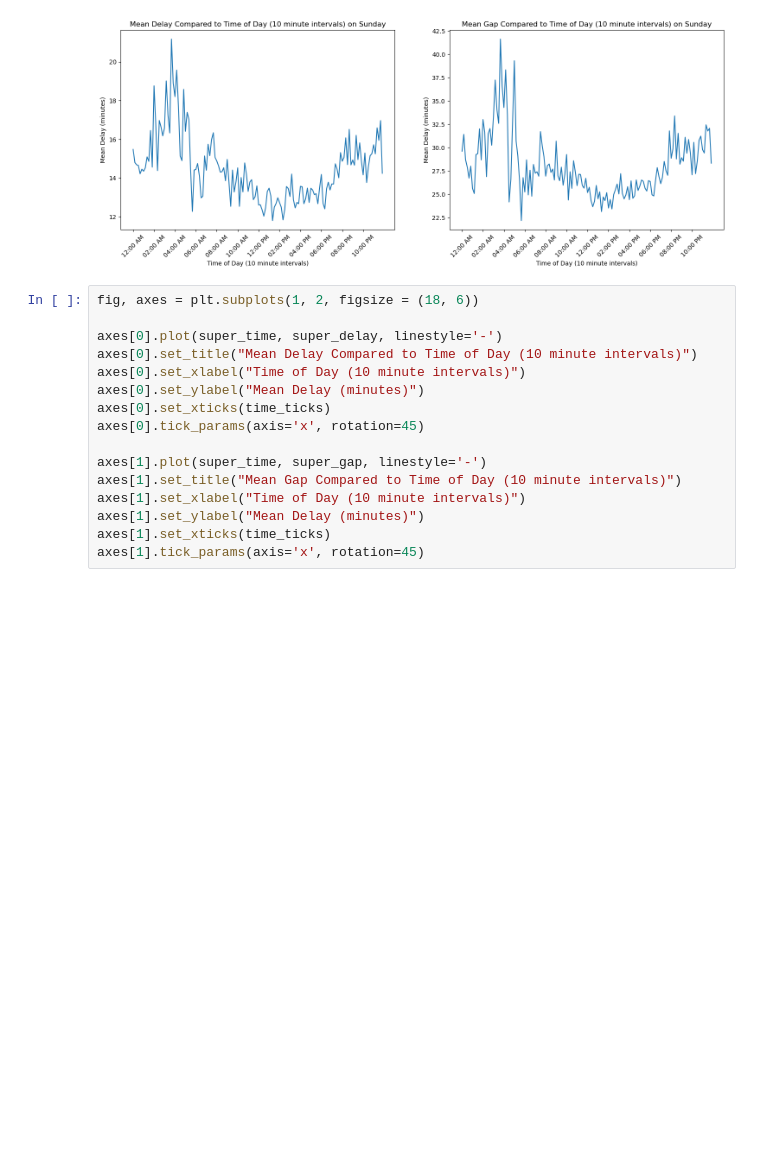
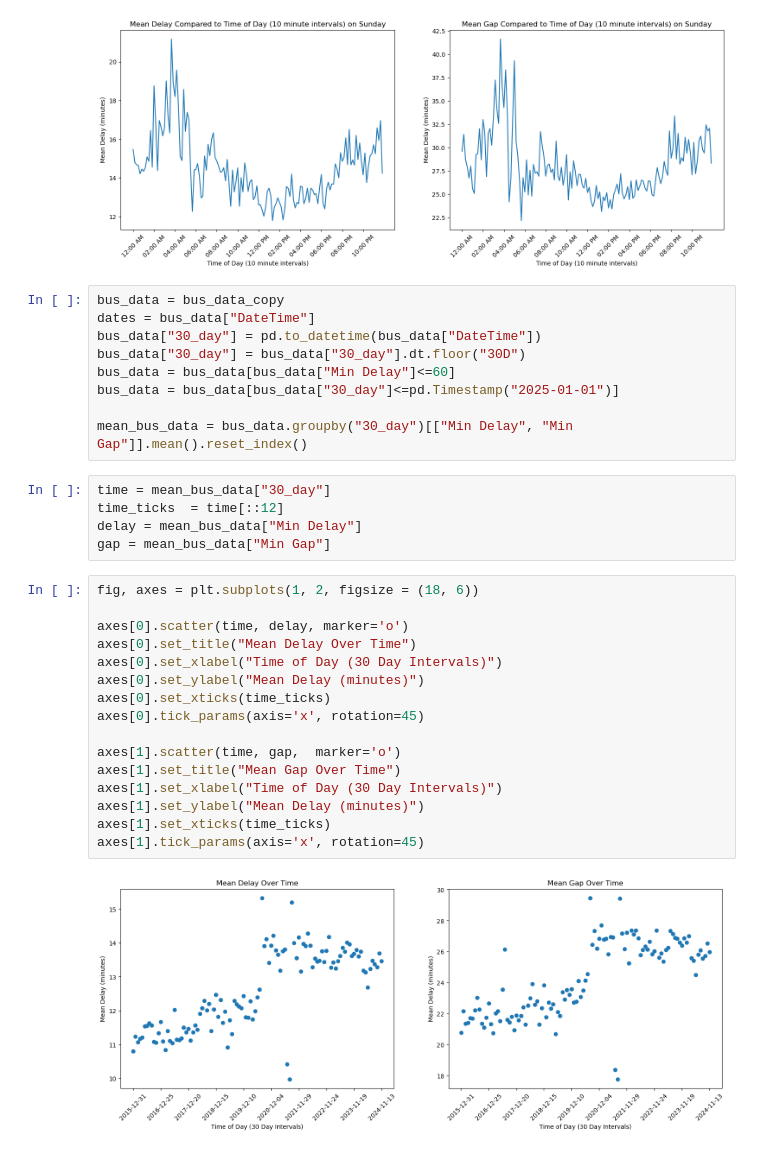
Before and after one commit to michelleyucollins/TardyTerminatorCommittee, a Jupyter notebook: bus_analysis/time_analysis.ipynb, the cells around one changed output. Drawn from its saved outputs; the diff is of its cells as text; blank space fills up the shorter version.

```diff
--- a/bus_analysis/time_analysis.ipynb
+++ b/bus_analysis/time_analysis.ipynb
@@ -248,19 +252,35 @@ for day in ["Monday", "Tuesday", "Wednesday", "Thursday", "Friday", "Saturday",
 [figure]
 [figure]
 [figure]
+# %%
+bus_data = bus_data_copy
+dates = bus_data["DateTime"]
+bus_data["30_day"] = pd.to_datetime(bus_data["DateTime"])
+bus_data["30_day"] = bus_data["30_day"].dt.floor("30D")
+bus_data = bus_data[bus_data["Min Delay"]<=60]
+bus_data = bus_data[bus_data["30_day"]<=pd.Timestamp("2025-01-01")]
+
+mean_bus_data = bus_data.groupby("30_day")[["Min Delay", "Min Gap"]].mean().reset_index()
+# %%
+time = mean_bus_data["30_day"]
+time_ticks  = time[::12]
+delay = mean_bus_data["Min Delay"]
+gap = mean_bus_data["Min Gap"]
 # %%
 fig, axes = plt.subplots(1, 2, figsize = (18, 6))
 
-axes[0].plot(super_time, super_delay, linestyle='-')
-axes[0].set_title("Mean Delay Compared to Time of Day (10 minute intervals)")
-axes[0].set_xlabel("Time of Day (10 minute intervals)")
+axes[0].scatter(time, delay, marker='o')
+axes[0].set_title("Mean Delay Over Time")
+axes[0].set_xlabel("Time of Day (30 Day Intervals)")
 axes[0].set_ylabel("Mean Delay (minutes)")
 axes[0].set_xticks(time_ticks)
 axes[0].tick_params(axis='x', rotation=45)
 
-axes[1].plot(super_time, super_gap, linestyle='-')
-axes[1].set_title("Mean Gap Compared to Time of Day (10 minute intervals)")
-axes[1].set_xlabel("Time of Day (10 minute intervals)")
+axes[1].scatter(time, gap,  marker='o')
+axes[1].set_title("Mean Gap Over Time")
+axes[1].set_xlabel("Time of Day (30 Day Intervals)")
 axes[1].set_ylabel("Mean Delay (minutes)")
 axes[1].set_xticks(time_ticks)
 axes[1].tick_params(axis='x', rotation=45)
+# %% [output]
+[figure, added]
```
Also changed, not shown: parts of 1 cell of this notebook, 3 other files.
